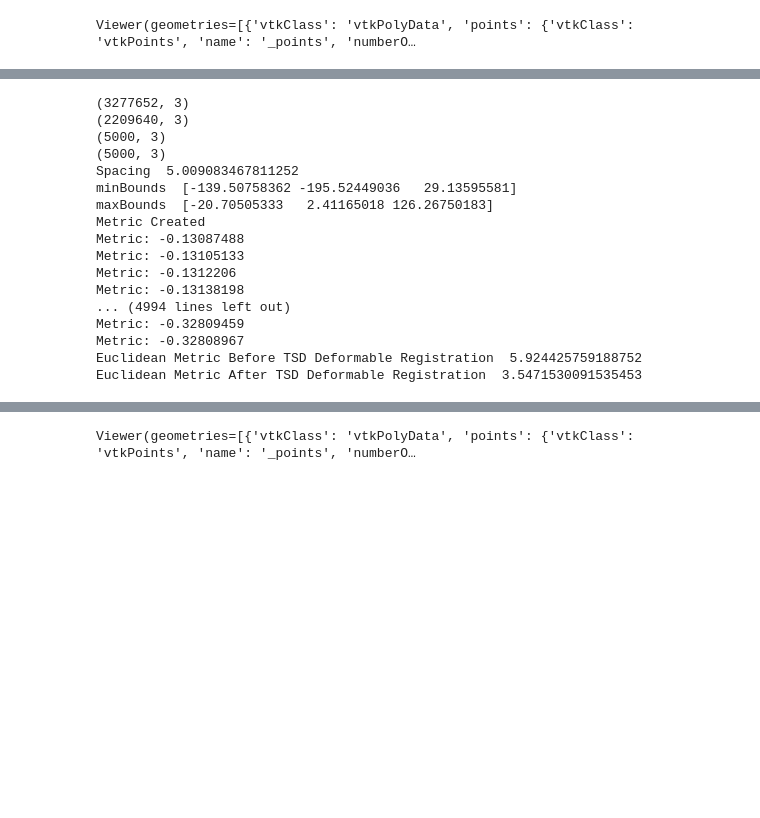
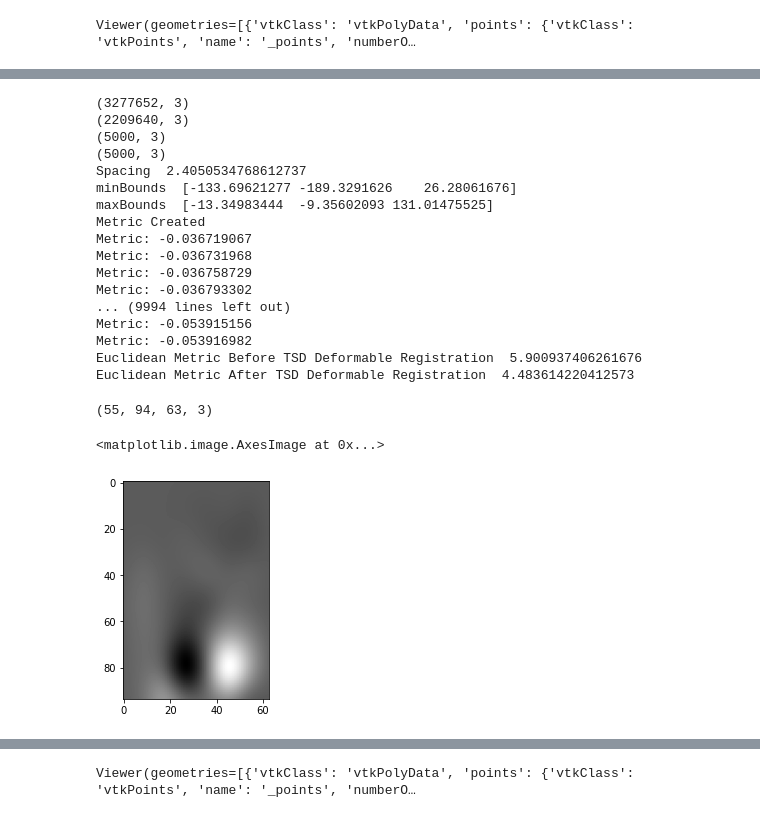
Before and after one commit to PranjalSahu/SlicerMorphExperiments, a Jupyter notebook: TSD_Demo_parallel.ipynb, the cells around one changed output, grey strips where cells are left out. Saved outputs shown, nothing was run; the diff lists cells and outputs as text; code cells hidden in the pictures; blank space fills up the shorter version.

Commit message:
Good combination of parameters for ExpectationBasedPointSetToPointSetMetricv4

```diff
--- a/TSD_Demo_parallel.ipynb
+++ b/TSD_Demo_parallel.ipynb
@@ -727,11 +726,18 @@ Viewer(geometries=[], gradient_opacity=0.22, point_set_colors=array([[0.8392157
 # Expectation Based PointSetToPointSetMetricv4 Registration
 
 import copy
+from vtk.util import numpy_support
 
-imageDiagonal = 50
+imageDiagonal = 100
 
 PixelType = itk.D
 Dimension = 3
+
+number_of_ransac_points = 500
+mesh_sub_sample_points = 5000
+convergence_value = 3
+transform_type = 2
+
 
 FixedImageType = itk.Image[PixelType, Dimension]
 
@@ -774,7 +780,10 @@ VecContType = itk.VectorContainer[ElementIdentifierType, itk.Point[CoordType,
                                                                    Dimension]]
 bounding_box = itk.BoundingBox[ElementIdentifierType, Dimension, CoordType,
                                VecContType].New()
-bounding_box.SetPoints(movingPS.GetPoints())
+
+#all_points = np.concatenate([itk.array_from_vector_container(movingPS.GetPoints()), itk.array_from_vector_container(movingPS.GetPoints())])
+
+bounding_box.SetPoints(fixedPS.GetPoints())
 bounding_box.ComputeBoundingBox()
 
 minBounds = np.array(bounding_box.GetMinimum())
@@ -788,14 +797,14 @@ print('minBounds ', minBounds)
 print('maxBounds ', maxBounds)
 
 fixedImageSize = [0] * 3
-fixedImageSize[0] = math.ceil(1.2 * diff[0] / spacing)
-fixedImageSize[1] = math.ceil(1.2 * diff[1] / spacing)
-fixedImageSize[2] = math.ceil(1.2 * diff[2] / spacing)
+fixedImageSize[0] = math.ceil(1.25 * diff[0] / spacing)
+fixedImageSize[1] = math.ceil(1.25 * diff[1] / spacing)
+fixedImageSize[2] = math.ceil(1.25 * diff[2] / spacing)
 
 fixedImageOrigin = [0] * 3
-fixedImageOrigin[0] = minBounds[0] - 0.1 * diff[0]
-fixedImageOrigin[1] = minBounds[1] - 0.1 * diff[1]
-fixedImageOrigin[2] = minBounds[2] - 0.1 * diff[2]
+fixedImageOrigin[0] = minBounds[0] - 0.25 * diff[0]
+fixedImageOrigin[1] = minBounds[1] - 0.25 * diff[1]
+fixedImageOrigin[2] = minBounds[2] - 0.25 * diff[2]
 
 fixedImageSpacing = np.ones(3) * spacing
 fixedImageDirection = np.identity(3)
@@ -818,7 +827,7 @@ InitializerType = itk.BSplineTransformInitializer[TransformType,
 transform = TransformType.New()
 
 # Higher the grid dimensio, slower the computation but higher will be the accuracy
-numberOfGridNodesInOneDimension = 8
+numberOfGridNodesInOneDimension = 10
 transformInitializer = InitializerType.New()
 transformInitializer.SetTransform(transform)
 transformInitializer.SetImage(fixedImage)
@@ -829,7 +838,7 @@ transformInitializer.InitializeTransform()
 
 
 # Registration Loop
-numOfIterations = 5000
+numOfIterations = 10000
 maxStep = 1
 learningRate = 1
 
@@ -837,8 +846,8 @@ MetricType = itk.ExpectationBasedPointSetToPointSetMetricv4[type(movingPS)]
 metric = MetricType.New()
 metric.SetFixedPointSet(movingPS)
 metric.SetMovingPointSet(fixedPS)
-metric.SetPointSetSigma(2.0)
-metric.SetEvaluationKNeighborhood(10)
+metric.SetPointSetSigma(1)
+metric.SetEvaluationKNeighborhood(100)
 metric.SetMovingTransform(transform)
 metric.Initialize()
 
@@ -895,21 +904,42 @@ w1.SetFileName('ransacICPResult2_b_check.vtk')
 w1.SetFileTypeAsBINARY()
 w1.SetInput(movingMeshITK)
 w1.Update()
+
+# Write the Displacement Field
+
+convertFilter = itk.TransformToDisplacementFieldFilter.IVF33D.New()
+convertFilter.SetTransform(final_transform)
+convertFilter.UseReferenceImageOn()
+convertFilter.SetReferenceImage(fixedImage)
+convertFilter.Update()
+field = convertFilter.GetOutput()
+field = np.array(field)
+np.save('displacement_field.npy', field)
 # %% [output]
 (3277652, 3)
 (2209640, 3)
 (5000, 3)
 (5000, 3)
-Spacing  5.009083467811252
-minBounds  [-139.50758362 -195.52449036   29.13595581]
-maxBounds  [-20.70505333   2.41165018 126.26750183]
+Spacing  2.4050534768612737
+minBounds  [-133.69621277 -189.3291626    26.28061676]
+maxBounds  [-13.34983444  -9.35602093 131.01475525]
 Metric Created
-Metric: -0.13087488
-Metric: -0.13105133
-Metric: -0.1312206
-Metric: -0.13138198
-... (4994 lines left out)
-Metric: -0.32809459
-Metric: -0.32808967
-Euclidean Metric Before TSD Deformable Registration  5.924425759188752
-Euclidean Metric After TSD Deformable Registration  3.5471530091535453
+Metric: -0.036719067
+Metric: -0.036731968
+Metric: -0.036758729
+Metric: -0.036793302
+... (9994 lines left out)
+Metric: -0.053915156
+Metric: -0.053916982
+Euclidean Metric Before TSD Deformable Registration  5.900937406261676
+Euclidean Metric After TSD Deformable Registration  4.483614220412573
+# %%
+# Visualized the Displacement Field obtained from BSpline Transform
+
+print(field.shape)
+import matplotlib.pyplot as plt
+plt.imshow(field[25, :, :, 0], cmap='gray')
+# %% [output]
+(55, 94, 63, 3)
+<matplotlib.image.AxesImage at 0x...>
+[figure, added]
```
Also changed, not shown: parts of 8 cells of this notebook.
